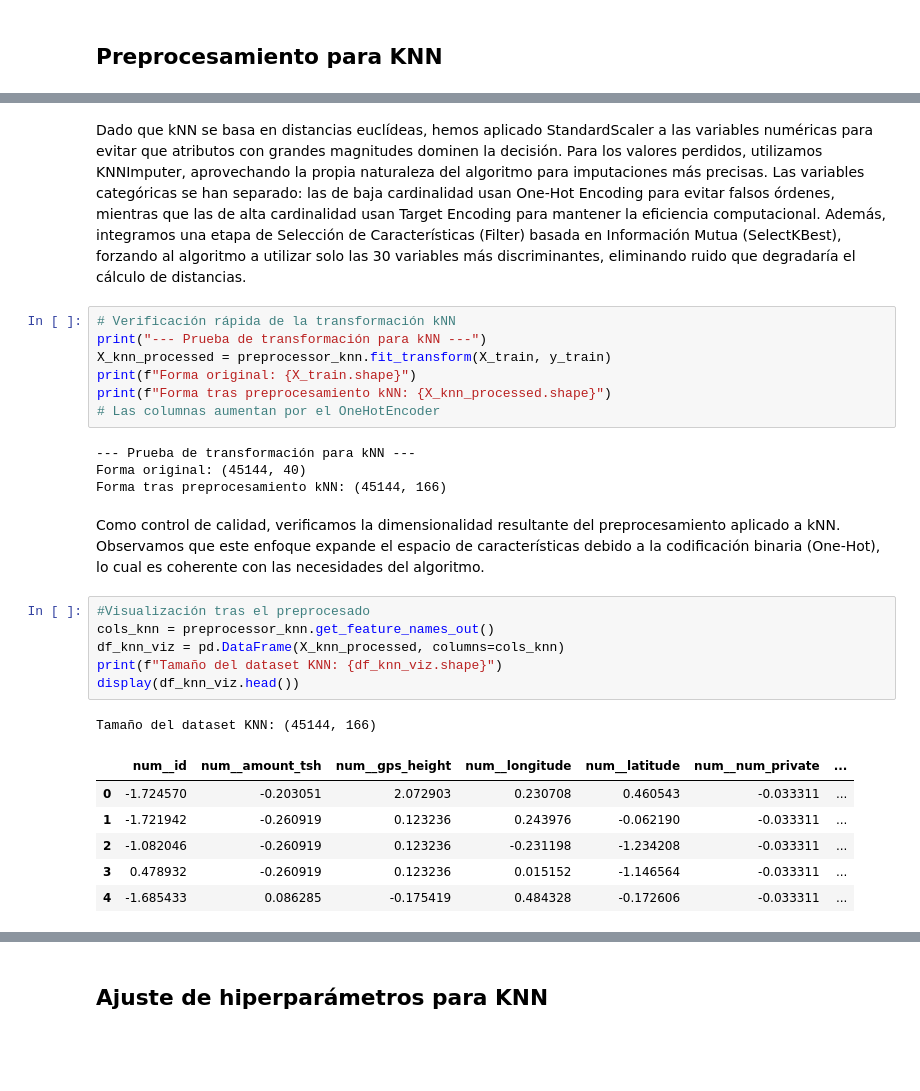
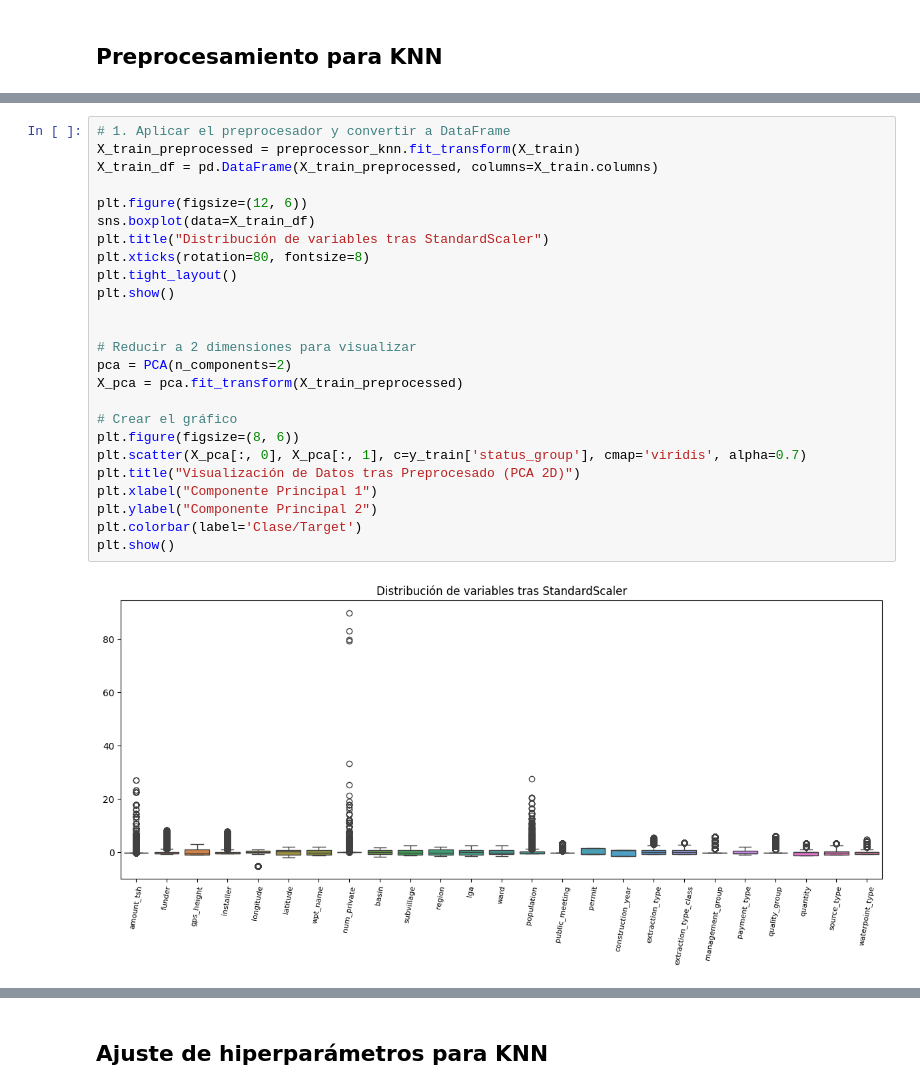
Before and after one commit to carmenqr/Trabajo, a Jupyter notebook: carmen_knn_bagging.ipynb, the cells around one changed output, grey strips where cells are left out. Cells and saved outputs as stored; diff of their text form; blank space fills up the shorter version.

```diff
--- a/carmen_knn_bagging.ipynb
+++ b/carmen_knn_bagging.ipynb
@@ -148,31 +77,29 @@ knn_pipeline_final = Pipeline([
     ('classifier', KNeighborsClassifier())
 ])
-# %% [markdown]
-Dado que kNN se basa en distancias euclídeas, hemos aplicado StandardScaler a las variables numéricas para evitar que atributos con grandes magnitudes dominen la decisión. Para los valores perdidos, utilizamos KNNImputer, aprovechando la propia naturaleza del algoritmo para imputaciones más precisas. Las variables categóricas se han separado: las de baja cardinalidad usan One-Hot Encoding para evitar falsos órdenes, mientras que las de alta cardinalidad usan Target Encoding para mantener la eficiencia computacional. Además, integramos una etapa de Selección de Características (Filter) basada en Información Mutua (SelectKBest), forzando al algoritmo a utilizar solo las 30 variables más discriminantes, eliminando ruido que degradaría el cálculo de distancias.
-# %%
-# Verificación rápida de la transformación kNN
-print("--- Prueba de transformación para kNN ---")
-X_knn_processed = preprocessor_knn.fit_transform(X_train, y_train)
-print(f"Forma original: {X_train.shape}")
-print(f"Forma tras preprocesamiento kNN: {X_knn_processed.shape}")
-# Las columnas aumentan por el OneHotEncoder
-# %% [output]
---- Prueba de transformación para kNN ---
-Forma original: (45144, 40)
-Forma tras preprocesamiento kNN: (45144, 166)
-# %% [markdown]
-Como control de calidad, verificamos la dimensionalidad resultante del preprocesamiento aplicado a kNN. Observamos que este enfoque expande el espacio de características debido a la codificación binaria (One-Hot), lo cual es coherente con las necesidades del algoritmo.
 # %%
-#Visualización tras el preprocesado
-cols_knn = preprocessor_knn.get_feature_names_out()
-df_knn_viz = pd.DataFrame(X_knn_processed, columns=cols_knn)
-print(f"Tamaño del dataset KNN: {df_knn_viz.shape}")
-display(df_knn_viz.head())
+# 1. Aplicar el preprocesador y convertir a DataFrame
+X_train_preprocessed = preprocessor_knn.fit_transform(X_train)
+X_train_df = pd.DataFrame(X_train_preprocessed, columns=X_train.columns)
+
+plt.figure(figsize=(12, 6))
+sns.boxplot(data=X_train_df)
+plt.title("Distribución de variables tras StandardScaler")
+plt.xticks(rotation=80, fontsize=8)
+plt.tight_layout()
+plt.show()
+
+
+# Reducir a 2 dimensiones para visualizar
+pca = PCA(n_components=2)
+X_pca = pca.fit_transform(X_train_preprocessed)
+
+# Crear el gráfico
+plt.figure(figsize=(8, 6))
+plt.scatter(X_pca[:, 0], X_pca[:, 1], c=y_train['status_group'], cmap='viridis', alpha=0.7)
+plt.title("Visualización de Datos tras Preprocesado (PCA 2D)")
+plt.xlabel("Componente Principal 1")
+plt.ylabel("Componente Principal 2")
+plt.colorbar(label='Clase/Target')
+plt.show()
 # %% [output]
-Tamaño del dataset KNN: (45144, 166)
-|  | num__id | num__amount_tsh | num__gps_height | num__longitude | num__latitude | num__num_private | ... |
-| 0 | -1.724570 | -0.203051 | 2.072903 | 0.230708 | 0.460543 | -0.033311 | ... |
-| 1 | -1.721942 | -0.260919 | 0.123236 | 0.243976 | -0.062190 | -0.033311 | ... |
-| 2 | -1.082046 | -0.260919 | 0.123236 | -0.231198 | -1.234208 | -0.033311 | ... |
-| 3 | 0.478932 | -0.260919 | 0.123236 | 0.015152 | -1.146564 | -0.033311 | ... |
-| 4 | -1.685433 | 0.086285 | -0.175419 | 0.484328 | -0.172606 | -0.033311 | ... |
+[figure, added]
```
Also changed, not shown: parts of 28 cells of this notebook.
